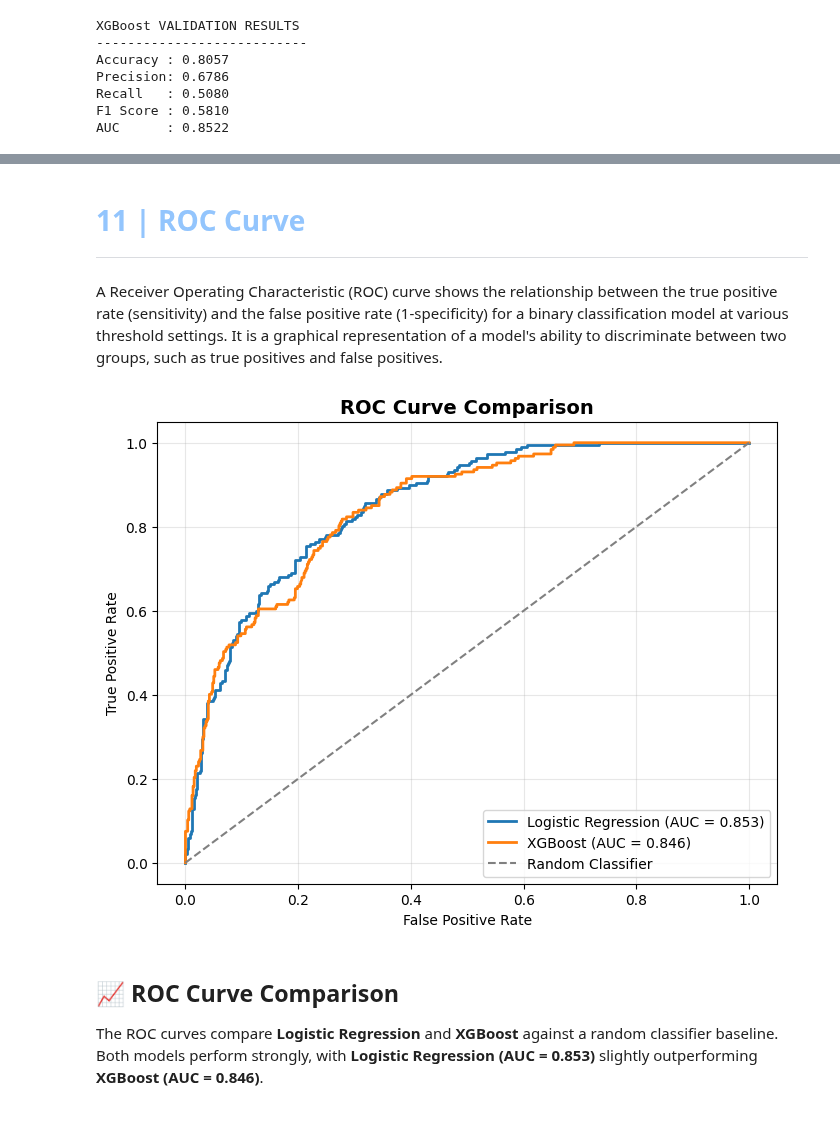
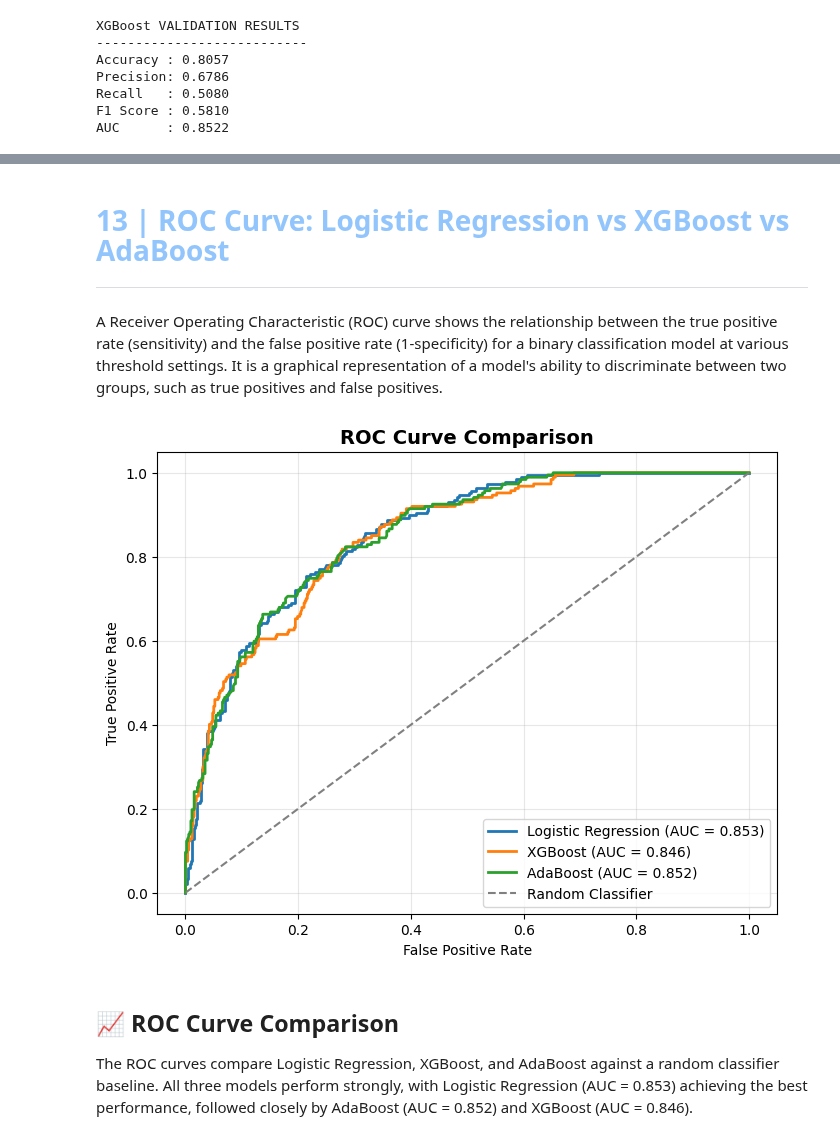
Before and after one commit to AdnanZamanNiloy/ML-DL-Based-Work, a Jupyter notebook: customer-churn-prediction-using-logistic-reg.ipynb, the cells around one changed output, grey strips where cells are left out. Drawn from its saved outputs; the diff is of its cells as text; code cells hidden in the pictures.

```diff
--- a/customer-churn-prediction-using-logistic-reg.ipynb
+++ b/customer-churn-prediction-using-logistic-reg.ipynb
@@ -551,0 +693,12 @@ AUC      : 0.8522
+# %%
+from sklearn.ensemble import AdaBoostClassifier
+ada_model = Pipeline([
+    ('preprocessor', preprocessor),
+    ('clf', AdaBoostClassifier(
+        n_estimators=200,
+        learning_rate=0.05,
+        random_state=42
+    ))
+])
+
+ada_model.fit(X_train, y_train)
@@ -613,5 +831,5 @@ plt.show()
 # %% [markdown]
-<a id="11"></a>
+<a id="13"></a>
 <div style="margin:34px 0 22px 0;">
   <h2 style="
       font-family: 'Inter', 'Segoe UI', Roboto, Arial, sans-serif;
@@ -621,7 +839,7 @@ plt.show()
       margin:0;
       letter-spacing:0.4px;
   ">
-    11 | ROC Curve
+    13 | ROC Curve: Logistic Regression vs XGBoost vs AdaBoost
   </h2>
 
   <hr style="
@@ -635,29 +853,50 @@ plt.show()
 
 A Receiver Operating Characteristic (ROC) curve shows the relationship between the true positive rate (sensitivity) and the false positive rate (1-specificity) for a binary classification model at various threshold settings. It is a graphical representation of a model's ability to discriminate between two groups, such as true positives and false positives.
 # %%
+from sklearn.metrics import roc_curve, roc_auc_score
+import matplotlib.pyplot as plt
 
-y_test_prob = model.predict_proba(X_test)[:,1]
-y_test_prob_xgb = xgb_model.predict_proba(X_test)[:,1]
+# Predicted probabilities
+y_test_prob_lr = model.predict_proba(X_test)[:, 1]
+y_test_prob_xgb = xgb_model.predict_proba(X_test)[:, 1]
+y_test_prob_ada = ada_model.predict_proba(X_test)[:, 1]
 
-fpr_lr, tpr_lr, _ = roc_curve(y_test, y_test_prob)
+# ROC curves
+fpr_lr, tpr_lr, _ = roc_curve(y_test, y_test_prob_lr)
 fpr_xgb, tpr_xgb, _ = roc_curve(y_test, y_test_prob_xgb)
+fpr_ada, tpr_ada, _ = roc_curve(y_test, y_test_prob_ada)
 
+# Plot
+plt.figure(figsize=(8, 6))
 
-plt.figure(figsize=(8,6))
-plt.plot(fpr_lr, tpr_lr, linewidth=2, label=f'Logistic Regression (AUC = {roc_auc_score(y_test, y_test_prob):.3f})')
-plt.plot(fpr_xgb, tpr_xgb, linewidth=2, label=f'XGBoost (AUC = {roc_auc_score(y_test, y_test_prob_xgb):.3f})')
-plt.plot([0,1],[0,1],'--', color='gray', label='Random Classifier')
+plt.plot(
+    fpr_lr, tpr_lr, linewidth=2,
+    label=f'Logistic Regression (AUC = {roc_auc_score(y_test, y_test_prob_lr):.3f})'
+)
+
+plt.plot(
+    fpr_xgb, tpr_xgb, linewidth=2,
+    label=f'XGBoost (AUC = {roc_auc_score(y_test, y_test_prob_xgb):.3f})'
+)
+
+plt.plot(
+    fpr_ada, tpr_ada, linewidth=2,
+    label=f'AdaBoost (AUC = {roc_auc_score(y_test, y_test_prob_ada):.3f})'
+)
+
+plt.plot([0, 1], [0, 1], '--', color='gray', label='Random Classifier')
+
 plt.title("ROC Curve Comparison", fontsize=14, fontweight='bold')
 plt.xlabel("False Positive Rate")
 plt.ylabel("True Positive Rate")
 plt.legend(loc='lower right')
 plt.grid(alpha=0.3)
 plt.show()
 # %% [output]
-[figure, old version]
+[figure, new version]
 # %% [markdown]
 ## 📈 ROC Curve Comparison
 
-The ROC curves compare **Logistic Regression** and **XGBoost** against a random classifier baseline.
-Both models perform strongly, with **Logistic Regression (AUC = 0.853)** slightly outperforming **XGBoost (AUC = 0.846)**.
+The ROC curves compare Logistic Regression, XGBoost, and AdaBoost against a random classifier baseline.
+All three models perform strongly, with Logistic Regression (AUC = 0.853) achieving the best performance, followed closely by AdaBoost (AUC = 0.852) and XGBoost (AUC = 0.846).
 # %% [markdown]
```
Also changed, not shown: parts of 32 cells of this notebook.
